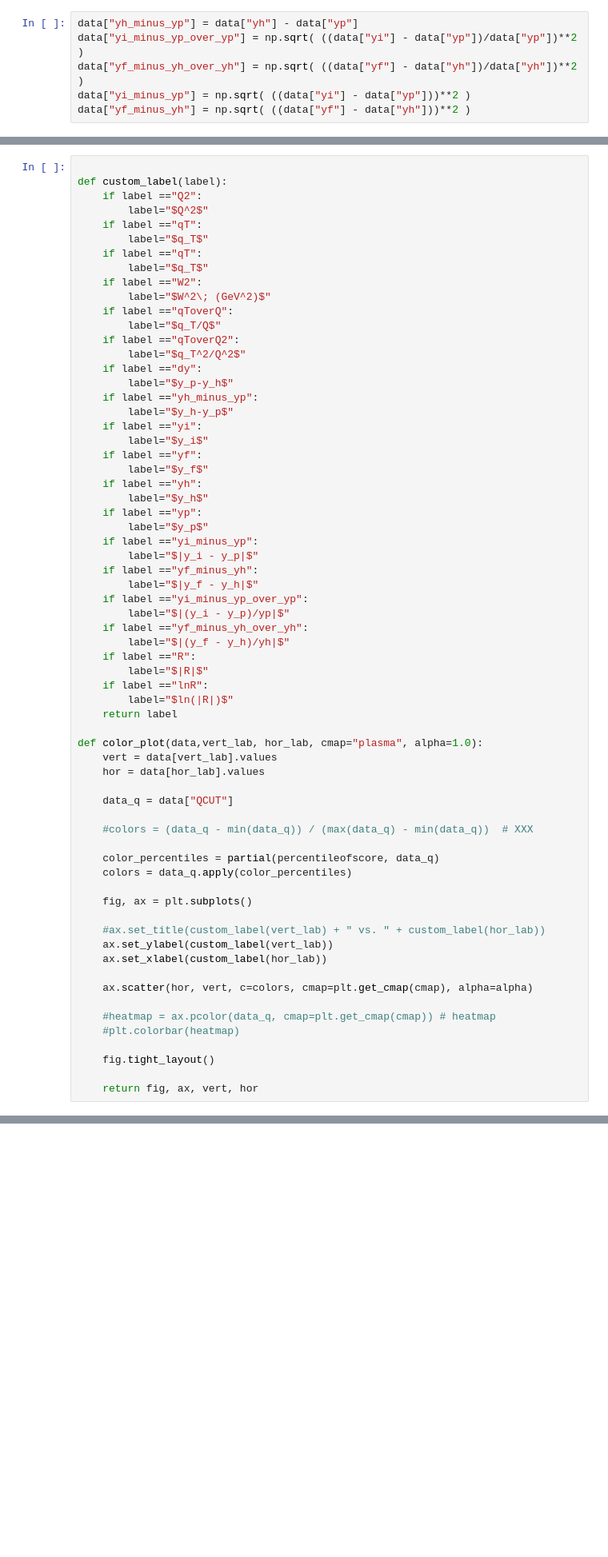
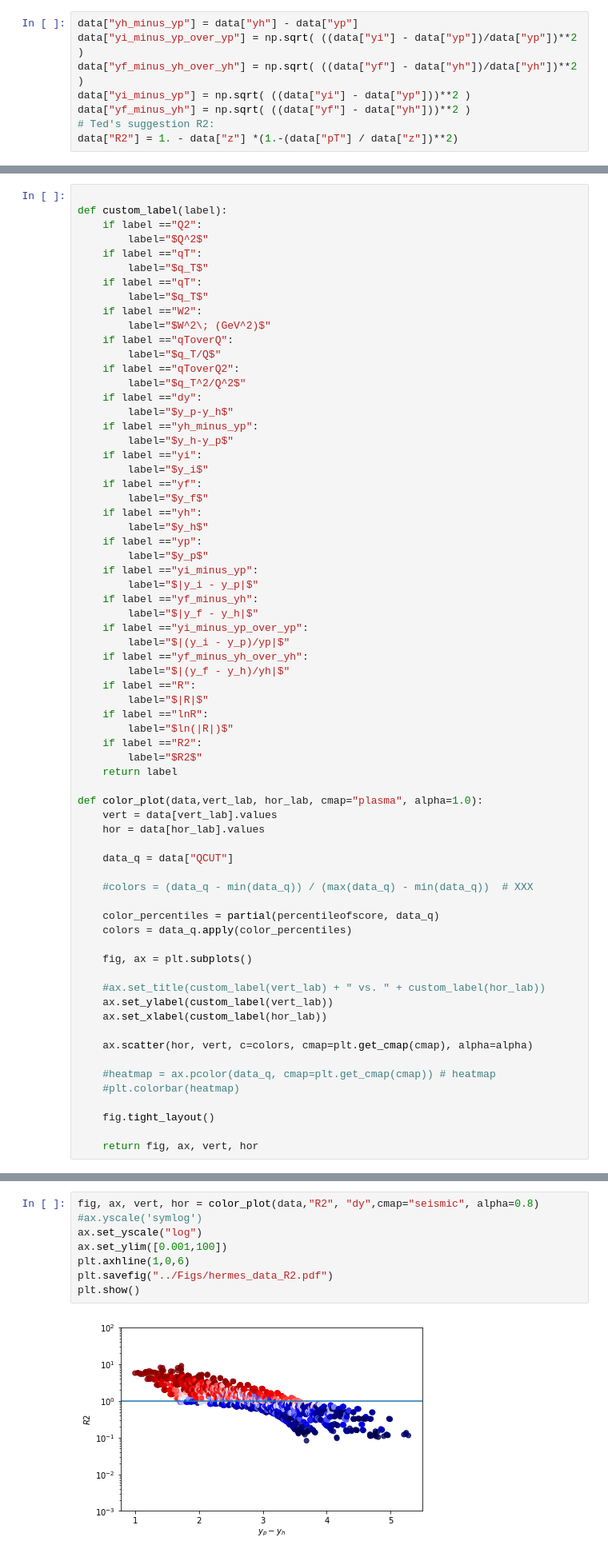
Before and after one commit to prokudin/collinearity, a Jupyter notebook: notebooks/HERMES_data_analysis.ipynb, the cells around one changed output, grey strips where cells are left out. Shown at 80% size. Cells and saved outputs as stored; diff of their text form; blank space fills up the shorter version.

```diff
--- a/notebooks/HERMES_data_analysis.ipynb
+++ b/notebooks/HERMES_data_analysis.ipynb
@@ -56,6 +54,8 @@ data["yi_minus_yp_over_yp"] = np.sqrt( ((data["yi"] - data["yp"])/data["yp"])**2
 data["yf_minus_yh_over_yh"] = np.sqrt( ((data["yf"] - data["yh"])/data["yh"])**2 )
 data["yi_minus_yp"] = np.sqrt( ((data["yi"] - data["yp"]))**2 )
 data["yf_minus_yh"] = np.sqrt( ((data["yf"] - data["yh"]))**2 )
+# Ted's suggestion R2:
+data["R2"] = 1. - data["z"] *(1.-(data["pT"] / data["z"])**2)
 # %%
 print(", ".join(sorted(data.columns)))
 # %% [output]
@@ -103,6 +103,8 @@ def custom_label(label):
         label="$|R|$"
     if label =="lnR":
         label="$ln(|R|)$"
+    if label =="R2":
+        label="$R2$"
     return label
 
 def color_plot(data,vert_lab, hor_lab, cmap="plasma", alpha=1.0):
@@ -257,3 +259,13 @@ sns.heatmap(corr,
 plt.show()
 # %% [output]
 [figure]
+# %%
+fig, ax, vert, hor = color_plot(data,"R2", "dy",cmap="seismic", alpha=0.8)
+#ax.yscale('symlog')
+ax.set_yscale("log")
+ax.set_ylim([0.001,100])
+plt.axhline(1,0,6)
+plt.savefig("../Figs/hermes_data_R2.pdf")
+plt.show()
+# %% [output]
+[figure, added]
```
Also changed, not shown: parts of 3 cells of this notebook, 2 other files.
